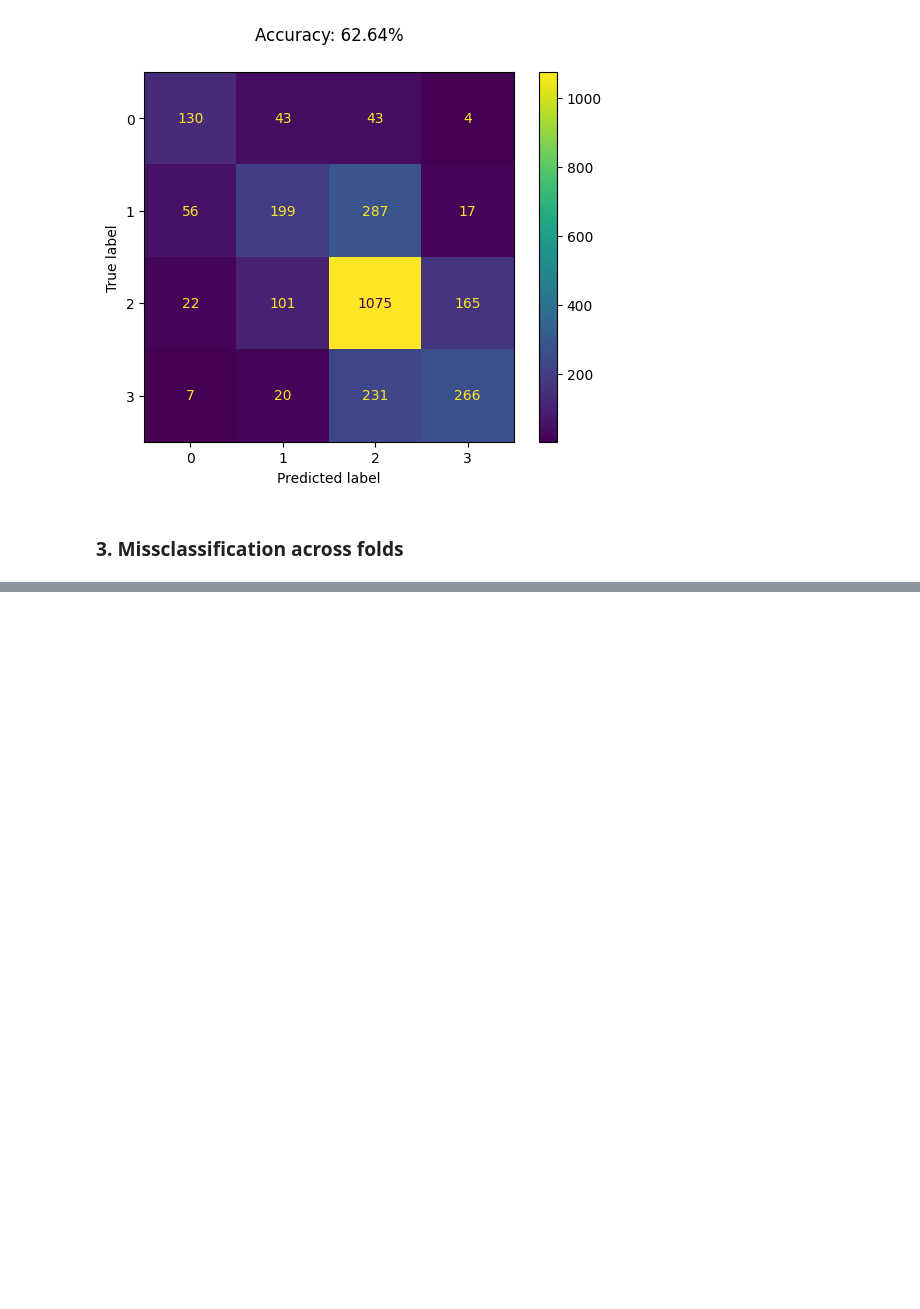
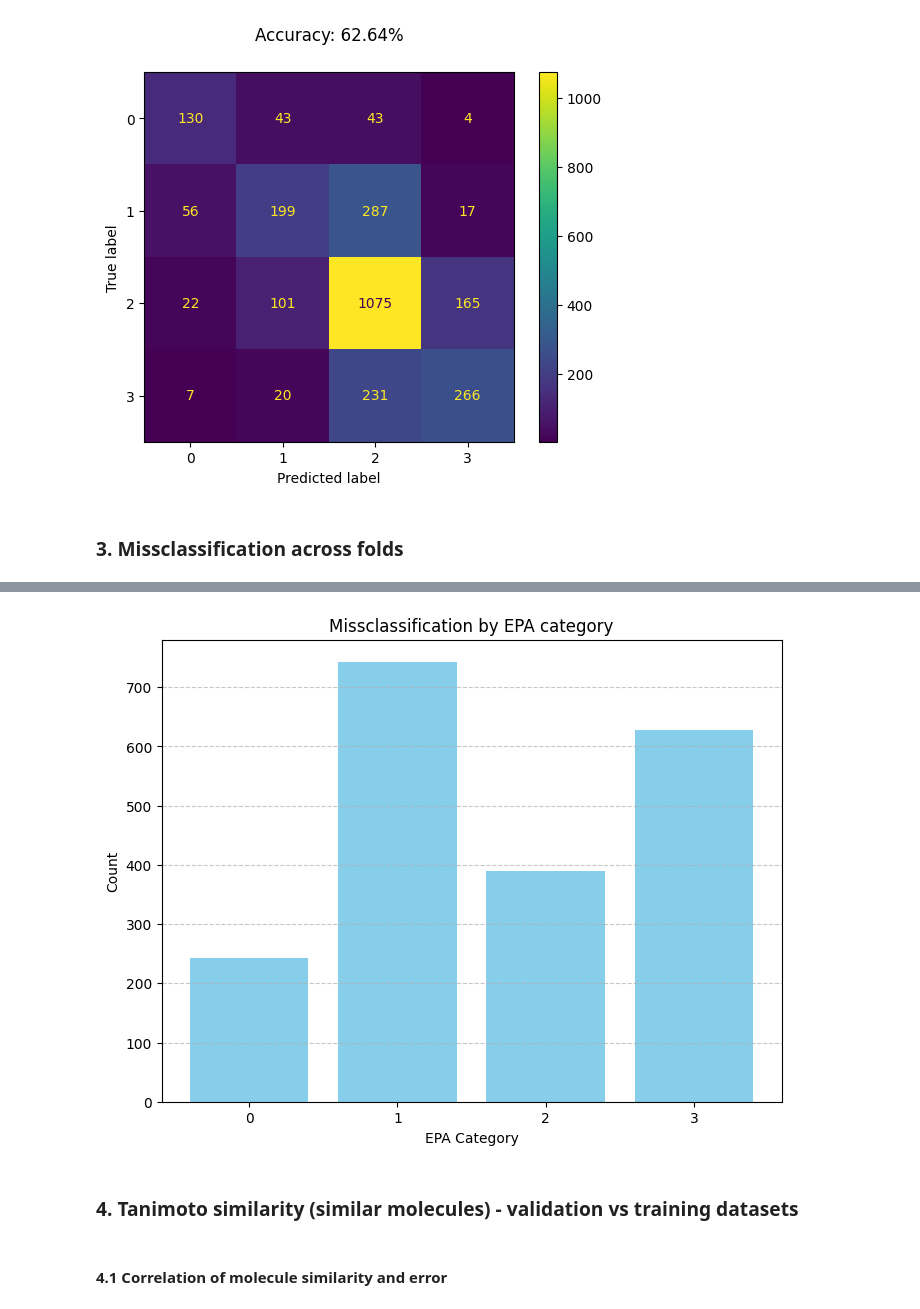
Before and after one commit to grittalikestocode/PFAS_Toxicity_ML_Replication, a Jupyter notebook: notebooks/gcn/02_analyse_results.ipynb, the cells around one changed output, grey strips where cells are left out. Drawn from its saved outputs; the diff is of its cells as text; code cells hidden in the pictures; blank space fills up the shorter version.

```diff
--- a/notebooks/gcn/02_analyse_results.ipynb
+++ b/notebooks/gcn/02_analyse_results.ipynb
@@ -106,0 +128,18 @@ Name: count, dtype: int64
+# %%
+epa_counts = arePFAS['epa'].value_counts()
+
+# Create the bar plot
+plt.figure(figsize=(8, 6))
+plt.bar(epa_counts.index, epa_counts.values, color='skyblue')
+plt.xlabel('EPA Category')
+plt.ylabel('Count')
+plt.title('Missclassification by EPA category')
+
+plt.gca().xaxis.get_major_locator().set_params(integer=True)
+
+plt.grid(axis='y', linestyle='--', alpha=0.7)
+plt.show()
+# %% [output]
+[figure, added]
+# %% [markdown]
+### 4. Tanimoto similarity (similar molecules) - validation vs training datasets
@@ -106,0 +176,2 @@ Name: count, dtype: int64
+# %% [markdown]
+#### 4.1 Correlation of molecule similarity and error
```
Also changed, not shown: parts of 18 cells of this notebook.
